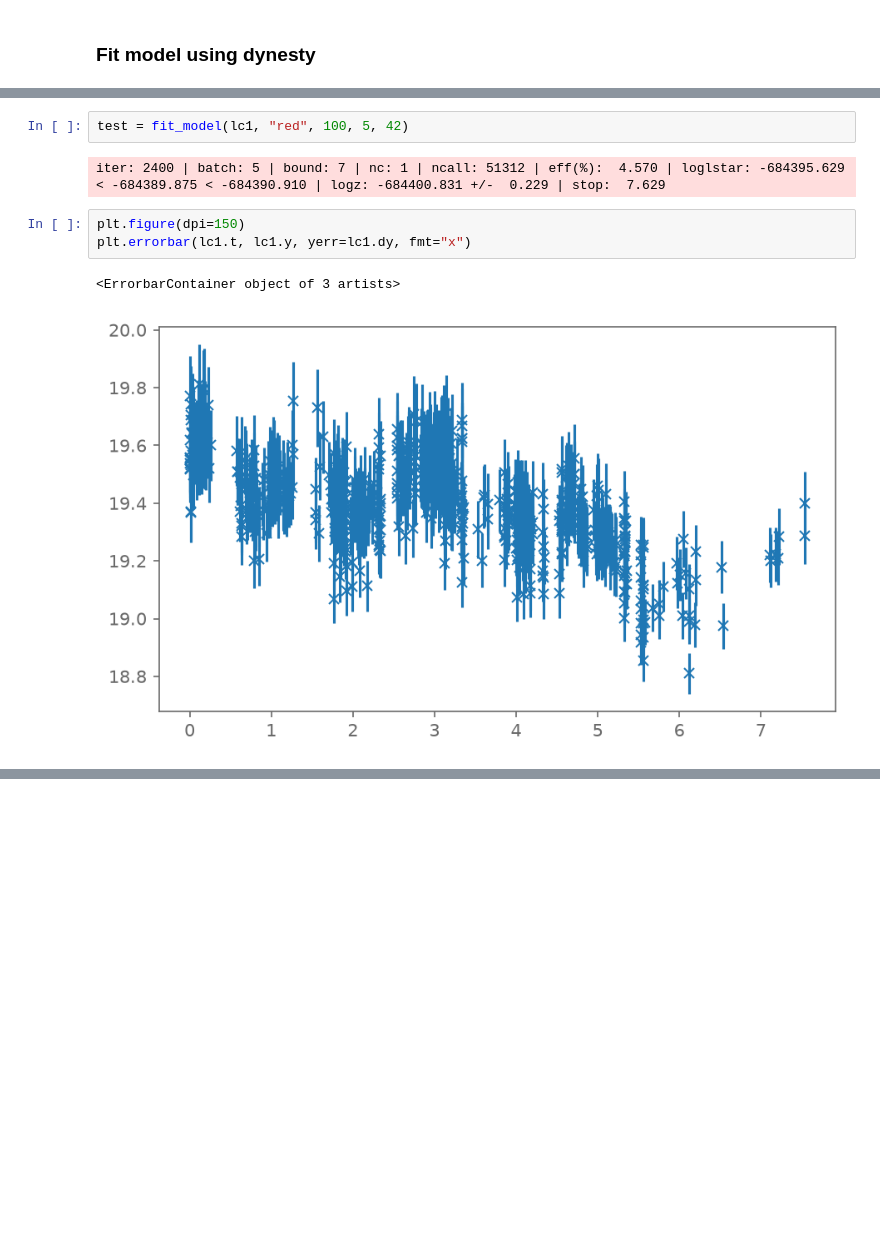
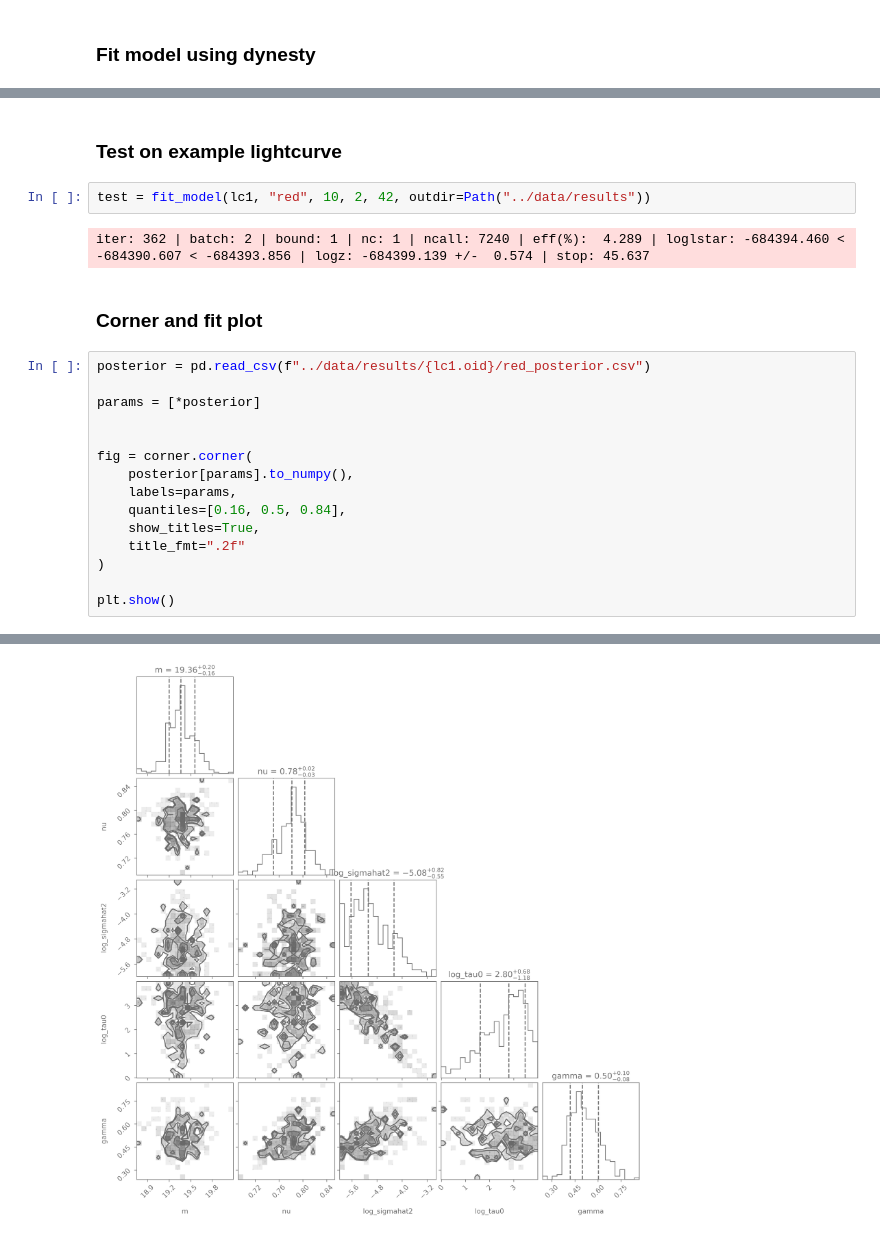
Before and after one commit to jgarlichs/agn-binary-lightcurves, a Jupyter notebook: notebooks/data_analysis.ipynb, the cells around one changed output, grey strips where cells are left out. Cells and saved outputs as stored; diff of their text form; blank space fills up the shorter version.

Commit message:
Added corner plot and changed fit_model

```diff
--- a/notebooks/data_analysis.ipynb
+++ b/notebooks/data_analysis.ipynb
@@ -157,10 +202,24 @@ def fit_model(lc: AGNLC, model: str, nlive: int, maxbatch: int, seed: int, outdi
+# %% [markdown]
+### Test on example lightcurve
 # %%
-test = fit_model(lc1, "red", 100, 5, 42)
+test = fit_model(lc1, "red", 10, 2, 42, outdir=Path("../data/results"))
 # %% [output]
-iter: 2400 | batch: 5 | bound: 7 | nc: 1 | ncall: 51312 | eff(%):  4.570 | loglstar: -684395.629 < -684389.875 < -684390.910 | logz: -684400.831 +/-  0.229 | stop:  7.629
+iter: 362 | batch: 2 | bound: 1 | nc: 1 | ncall: 7240 | eff(%):  4.289 | loglstar: -684394.460 < -684390.607 < -684393.856 | logz: -684399.139 +/-  0.574 | stop: 45.637
-# %%
-plt.figure(dpi=150)
-plt.errorbar(lc1.t, lc1.y, yerr=lc1.dy, fmt="x")
-# %% [output]
-<ErrorbarContainer object of 3 artists>
-[figure, removed]
+# %% [markdown]
+### Corner and fit plot
+# %%
+posterior = pd.read_csv(f"../data/results/{lc1.oid}/red_posterior.csv")
+
+params = [*posterior]
+
+
+fig = corner.corner(
+    posterior[params].to_numpy(),
+    labels=params,
+    quantiles=[0.16, 0.5, 0.84],
+    show_titles=True,
+    title_fmt=".2f"
+)
+
+plt.show()
+# %% [output]
@@ -166,0 +227 @@ plt.errorbar(lc1.t, lc1.y, yerr=lc1.dy, fmt="x")
+[figure, added]
```
Also changed, not shown: parts of 4 cells of this notebook, 2 other files.
